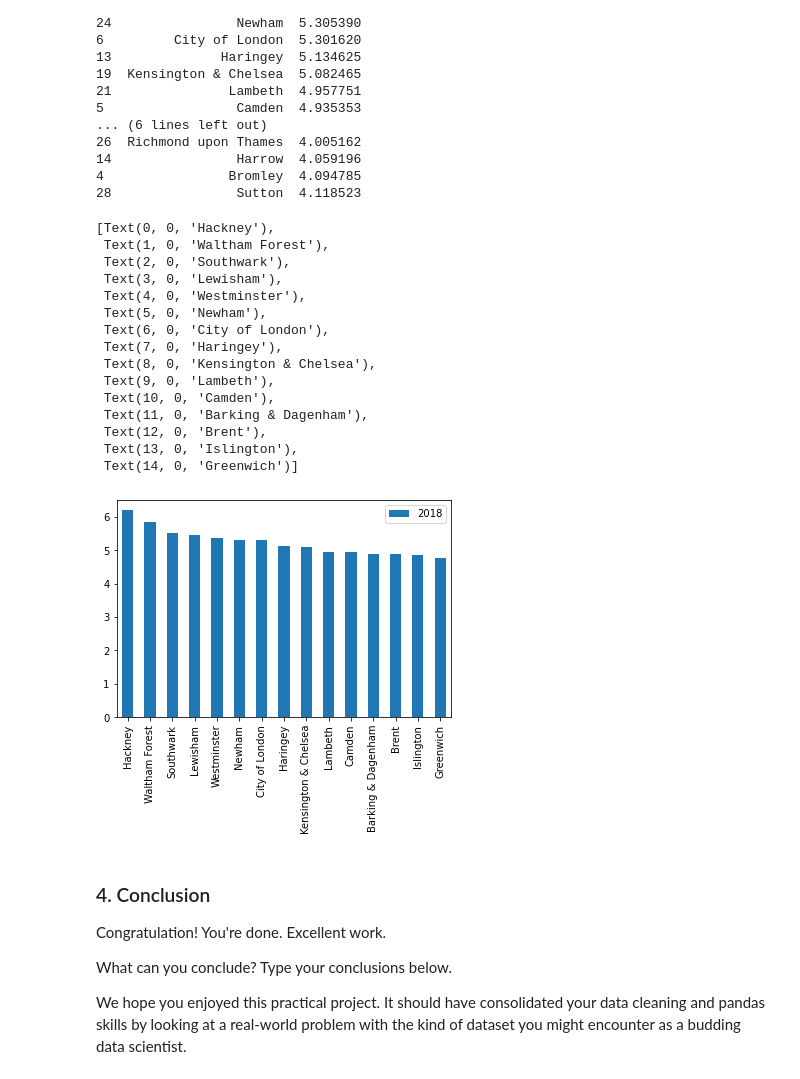
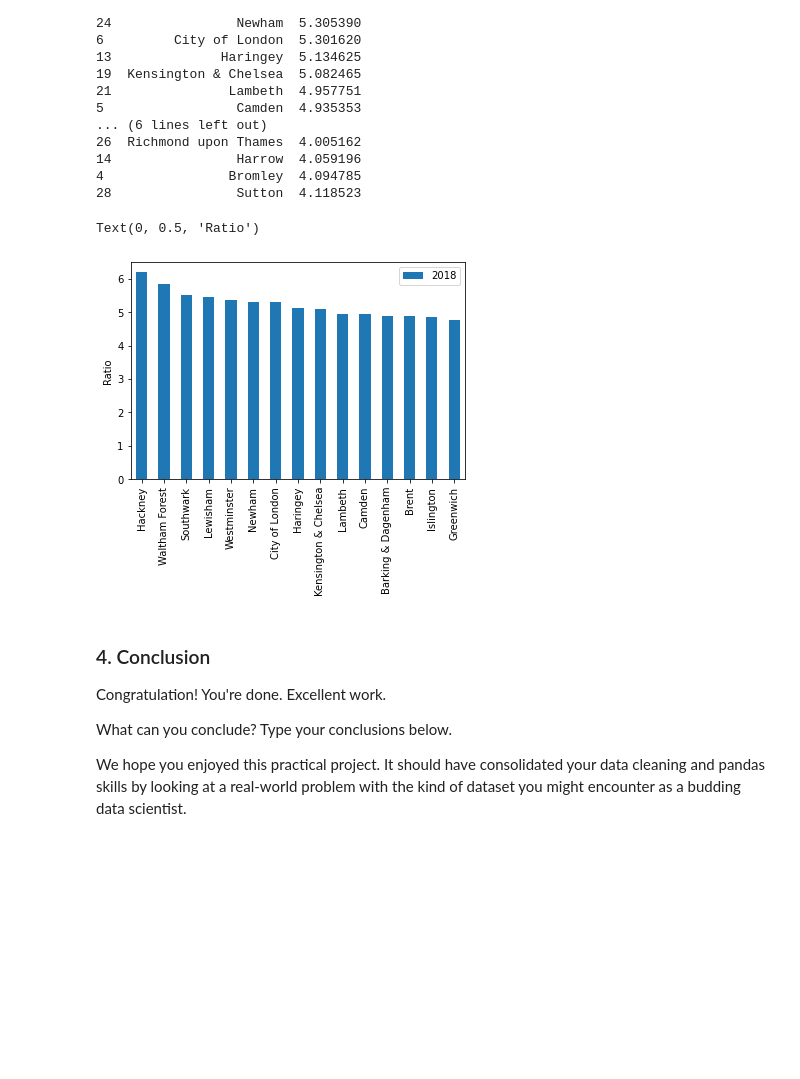
Before and after one commit to tiffanykho/Springboard, a Jupyter notebook: Unit 4 Challenge - Tier 3.ipynb, the cells around one changed output. Cells and saved outputs as stored; diff of their text form; code cells hidden in the pictures; blank space fills up the shorter version.

```diff
--- a/Unit 4 Challenge - Tier 3.ipynb
+++ b/Unit 4 Challenge - Tier 3.ipynb
@@ -745,26 +739,13 @@ print(last5)
 # %%
 # Plot top15 to see which boroughs had the highest increases in housing prices
 # Make a variable called ax. Assign it the result of filtering top15 on 'Borough' and '2018', then calling plot(), with the parameter kind = 'bar'.
 ax = top15[['Borough','2018']].plot(kind='bar')
 #Set tick labels to Borough instead of index
 ax.set_xticklabels(top15['Borough'])
+ax.set_ylabel('Ratio')
 # %% [output]
-[Text(0, 0, 'Hackney'),
- Text(1, 0, 'Waltham Forest'),
- Text(2, 0, 'Southwark'),
- Text(3, 0, 'Lewisham'),
- Text(4, 0, 'Westminster'),
- Text(5, 0, 'Newham'),
- Text(6, 0, 'City of London'),
- Text(7, 0, 'Haringey'),
- Text(8, 0, 'Kensington & Chelsea'),
- Text(9, 0, 'Lambeth'),
- Text(10, 0, 'Camden'),
- Text(11, 0, 'Barking & Dagenham'),
- Text(12, 0, 'Brent'),
- Text(13, 0, 'Islington'),
- Text(14, 0, 'Greenwich')]
+Text(0, 0.5, 'Ratio')
-[figure, old version]
+[figure, new version]
 # %% [markdown]
 ### 4. Conclusion
 Congratulation!  You're done. Excellent work.
```
Also changed, not shown: parts of 2 cells of this notebook.
